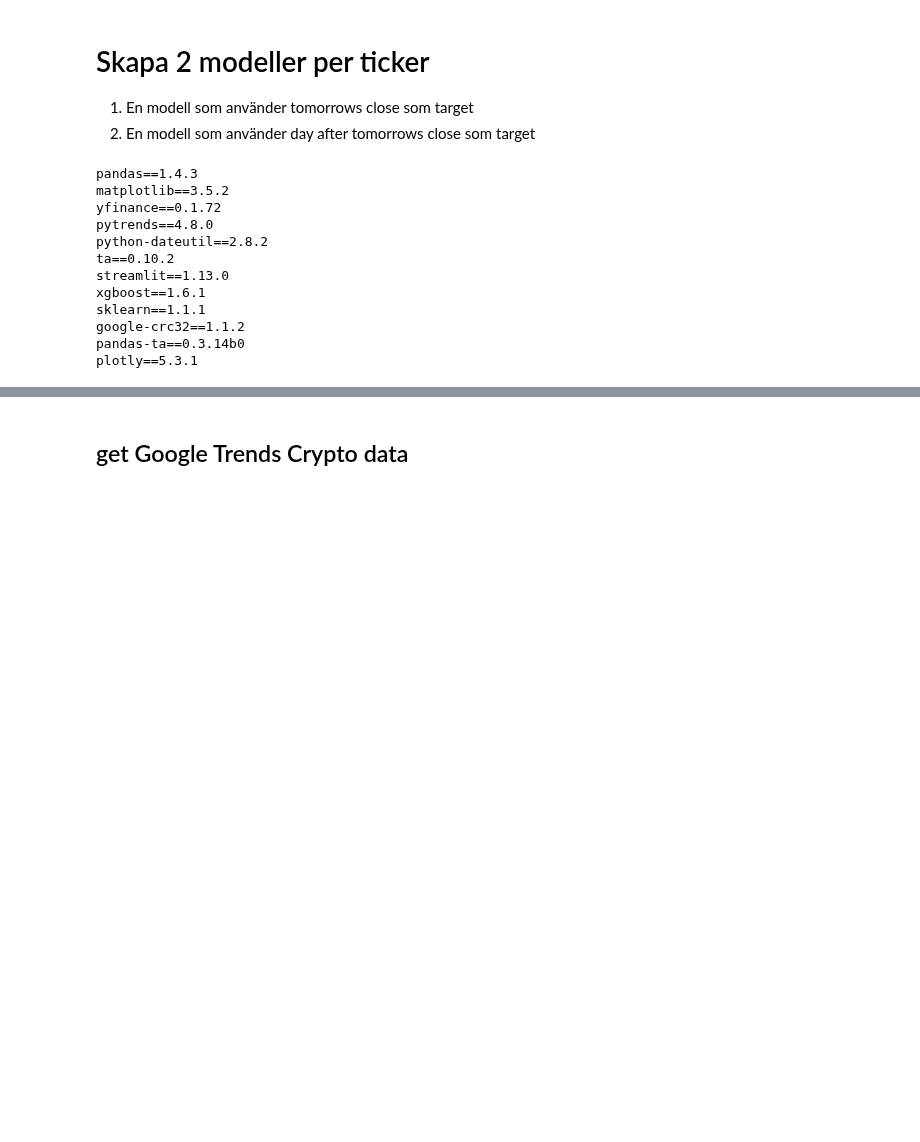
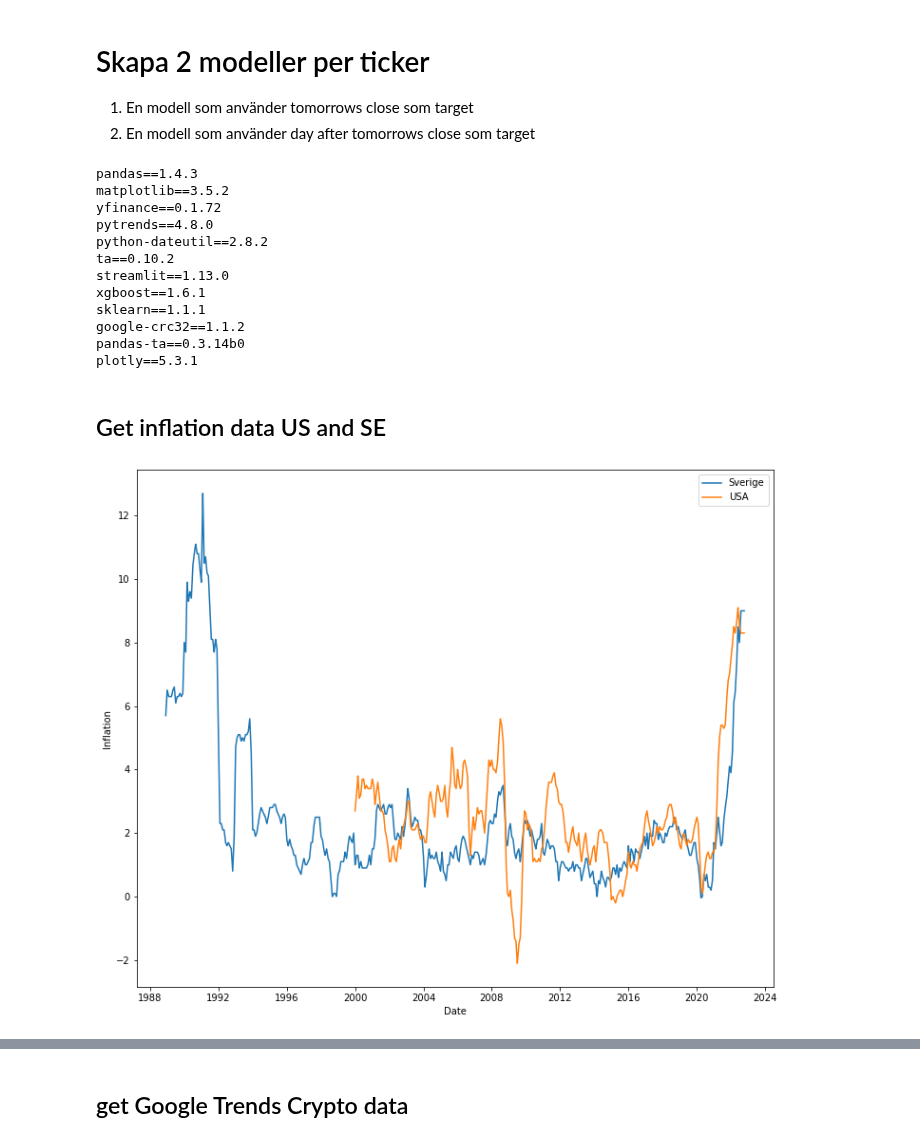
Before and after one commit to carokanns/the_new_Krypto, a Jupyter notebook: new_skapa_modeller.ipynb, the cells around one changed output, grey strips where cells are left out. Drawn from its saved outputs; the diff is of its cells as text; code cells hidden in the pictures; blank space fills up the shorter version.

```diff
--- a/new_skapa_modeller.ipynb
+++ b/new_skapa_modeller.ipynb
@@ -57,3 +58,79 @@ sklearn==1.1.1
 google-crc32==1.1.2
 pandas-ta==0.3.14b0
 plotly==5.3.1
+# %% [markdown]
+## Get inflation data US and SE
+# %%
+def add_horizon_columns(inflation, horizons):
+    # print(horizons)
+    for horizon in  horizons:
+        # print(horizon)
+        inflation['US_inflation_'+str(horizon)] = inflation['US_inflation'].rolling(horizon, 1).mean()
+        inflation['SE_inflation_'+str(horizon)] = inflation['SE_inflation'].rolling(horizon, 1).mean()
+
+        # print(inflation.columns)
+    return inflation
+
+
+def initiate_data(inflation, df_dates, lang_dict, value_name):
+    # display(inflation)
+    inflation = inflation.melt(id_vars=['Year'], var_name='month', value_name=value_name)
+
+    # use lang_dict to translate month names to numbers
+    inflation['month'] = inflation['month'].map(lang_dict)
+
+    inflation['date'] = pd.to_datetime(inflation['Year'].astype(str) + '-' + inflation['month'].astype(str))
+    inflation.set_index('date', inplace=True)
+    inflation.drop(['Year', 'month'], axis=1, inplace=True)
+    inflation = df_dates.merge(inflation, how='left', left_on='date', right_index=True)
+    inflation.set_index('date', inplace=True)
+    inflation[value_name] = inflation[value_name].astype(str)
+    inflation[value_name] = inflation[value_name].str.replace(',', '.')
+    inflation[value_name] = inflation[value_name].str.replace(chr(8209), chr(45))
+    inflation[value_name] = inflation[value_name].astype(float)
+    inflation[value_name].interpolate(method='linear', inplace=True)
+    return inflation
+
+
+def get_inflation_data(graph=False):
+    df_dates = pd.DataFrame(pd.date_range('1988-12-01', pd.to_datetime('today').date()), columns=['date'])
+
+    US_inflation = pd.read_html('https://www.usinflationcalculator.com/inflation/current-inflation-rates/')
+    US_inflation = US_inflation[0]
+    # replace the cell including string starting with "Avail" with the NaN
+    US_inflation.replace(to_replace=r'^Avail.*$', value=np.nan, regex=True, inplace=True)
+    # set the first row as the header and drop the first row
+    US_inflation.columns = US_inflation.iloc[0]
+    US_inflation.drop(US_inflation.index[0], inplace=True)
+    US_inflation.drop('Ave', axis=1, inplace=True)
+
+    SE_inflation = pd.read_html('https://www.scb.se/hitta-statistik/statistik-efter-amne/priser-och-konsumtion/konsumentprisindex/konsumentprisindex-kpi/pong/tabell-och-diagram/konsumentprisindex-med-fast-ranta-kpif-och-kpif-xe/kpif-12-manadersforandring/')
+    SE_inflation = SE_inflation[0]
+    SE_inflation.rename(columns={'År': 'Year'}, inplace=True)
+
+    se_dict = dict(Jan='1', Feb='2', Mar='3', Apr='4', Maj='5', Jun='6', Jul='7', Aug='8', Sep='9', Okt='10', Nov='11', Dec='12')
+    us_dict = dict(Jan='1', Feb='2', Mar='3', Apr='4', May='5', Jun='6', Jul='7', Aug='8', Sep='9', Oct='10', Nov='11', Dec='12')
+    #
+    SE_inflation = initiate_data(SE_inflation, df_dates, se_dict, value_name='SE_inflation')
+    SE_inflation['SE_inflation'] = SE_inflation['SE_inflation'] / 10  # SE_inflation is in percent, divide by 10 to get decimal
+    US_inflation = initiate_data(US_inflation, df_dates, us_dict,  value_name='US_inflation')
+
+    if graph:
+        # Do a simple plot
+        fig, ax = plt.subplots(figsize=(12, 10))
+        ax.plot(SE_inflation.index, SE_inflation['SE_inflation'], label='Sverige')
+        ax.plot(US_inflation.index, US_inflation['US_inflation'], label='USA')
+        ax.set_xlabel('Date')
+        ax.set_ylabel('Inflation')
+        ax.legend()
+        plt.show()
+
+    # concat and set one column to US_index and the other to SE_index
+    inflations = pd.concat([US_inflation, SE_inflation], axis=1)
+    inflations = inflations.dropna()
+    inflations = add_horizon_columns(inflations, [75,90,250])
+    return inflations
+
+inflations = get_inflation_data(graph=True)
+# %% [output]
+[figure, added]
```
Also changed, not shown: parts of 8 cells of this notebook, 11 other files.
